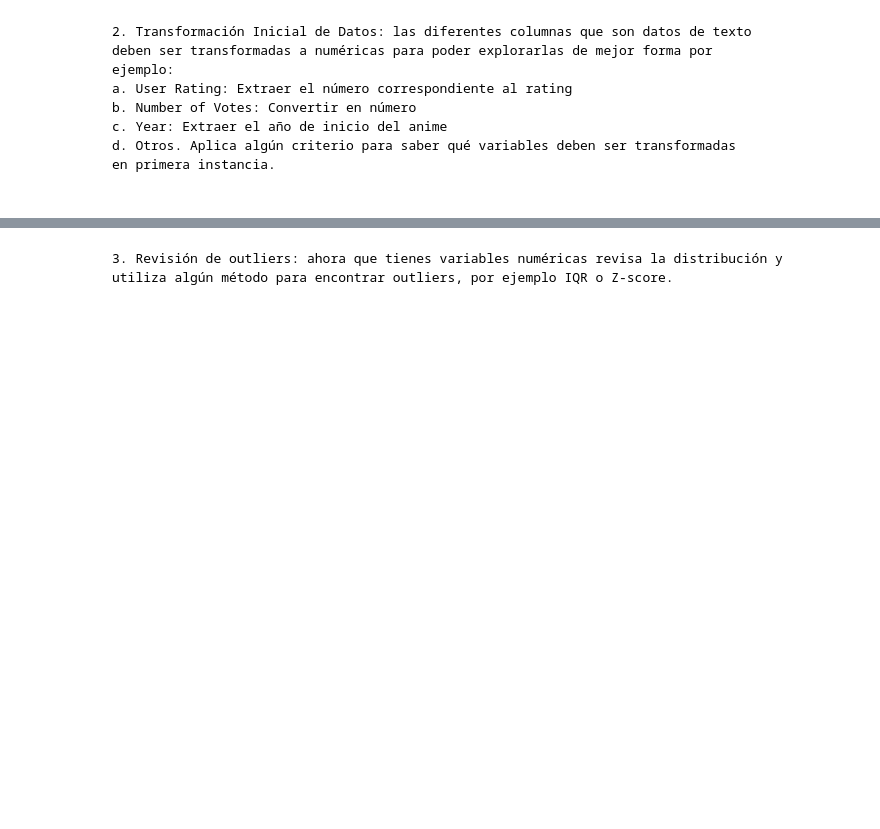
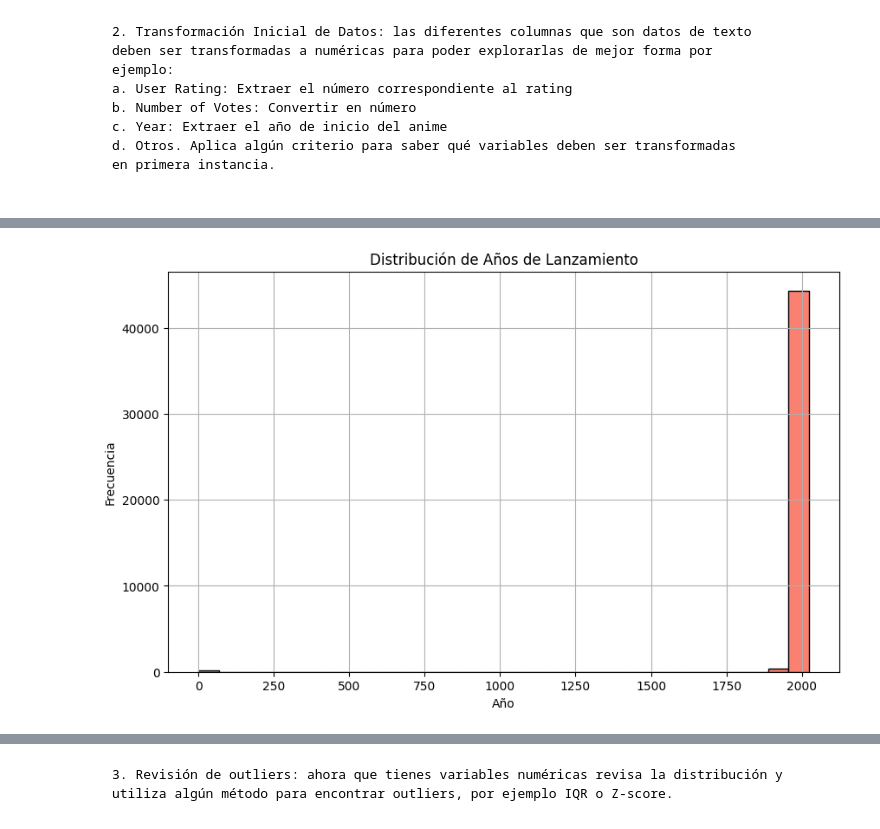
Before and after one commit to hlcxpl/DpyML-7, a Jupyter notebook: DpyML-7.ipynb, the cells around one changed output, grey strips where cells are left out. Saved outputs shown, nothing was run; the diff lists cells and outputs as text; code cells hidden in the pictures; blank space fills up the shorter version.

```diff
--- a/DpyML-7.ipynb
+++ b/DpyML-7.ipynb
@@ -206,0 +294,10 @@ Name: Year, Length: 15654, dtype: float64
+# %%
+plt.figure(figsize=(10, 6))
+plt.hist(data["Year"], bins=30, color="salmon", edgecolor="black")
+plt.title("Distribución de Años de Lanzamiento")
+plt.xlabel("Año")
+plt.ylabel("Frecuencia")
+plt.grid(True)
+plt.show()
+# %% [output]
+[figure, added]
```
Also changed, not shown: parts of 45 cells of this notebook, 4 other files.
